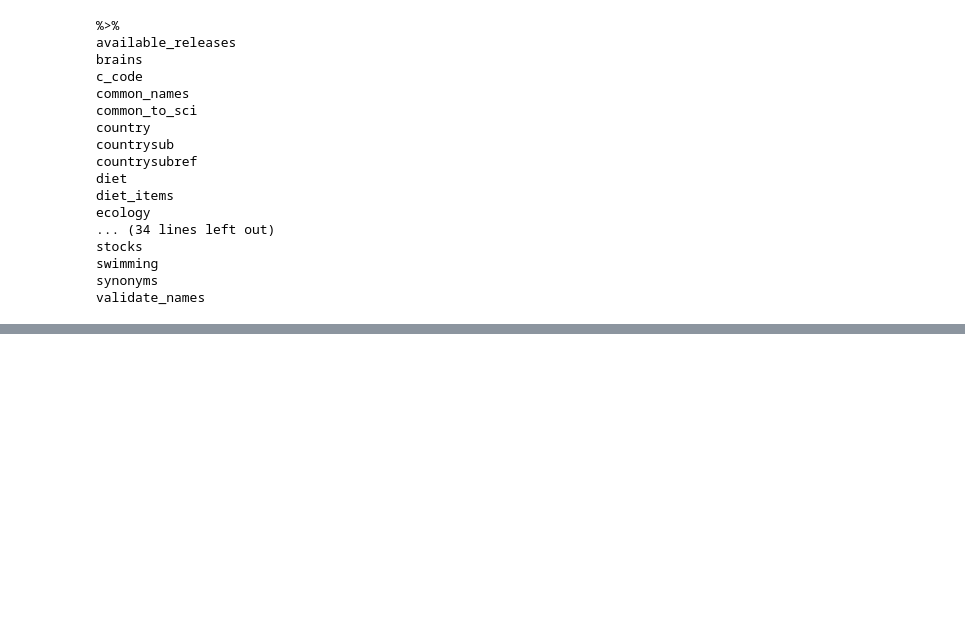
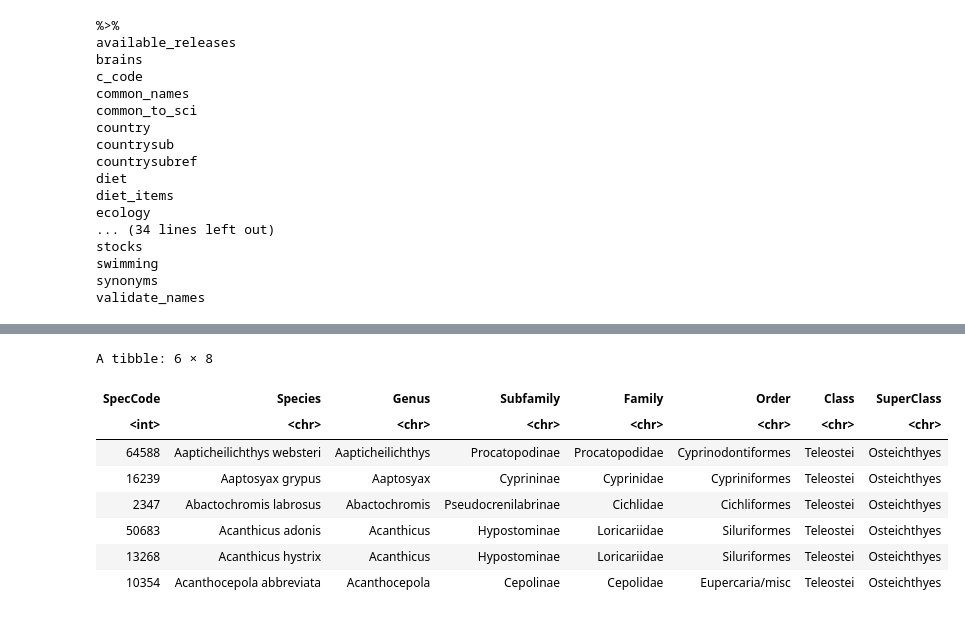
Before and after one commit to nhardemandata/fish-species-project, a Jupyter notebook: r_scripts/r_data_collection.ipynb, the cells around one changed output, grey strips where cells are left out. Drawn from its saved outputs; the diff is of its cells as text; code cells hidden in the pictures; blank space fills up the shorter version.

```diff
--- a/r_scripts/r_data_collection.ipynb
+++ b/r_scripts/r_data_collection.ipynb
@@ -45,0 +97,12 @@ A tibble: 6 × 101
+# %%
+head(species_names_data)
+# %% [output]
+A tibble: 6 × 8
+| SpecCode | Species | Genus | Subfamily | Family | Order | Class | SuperClass |
+| <int> | <chr> | <chr> | <chr> | <chr> | <chr> | <chr> | <chr> |
+| 64588 | Aapticheilichthys websteri | Aapticheilichthys | Procatopodinae | Procatopodidae | Cyprinodontiformes | Teleostei | Osteichthyes |
+| 16239 | Aaptosyax grypus | Aaptosyax | Cyprininae | Cyprinidae | Cypriniformes | Teleostei | Osteichthyes |
+| 2347 | Abactochromis labrosus | Abactochromis | Pseudocrenilabrinae | Cichlidae | Cichliformes | Teleostei | Osteichthyes |
+| 50683 | Acanthicus adonis | Acanthicus | Hypostominae | Loricariidae | Siluriformes | Teleostei | Osteichthyes |
+| 13268 | Acanthicus hystrix | Acanthicus | Hypostominae | Loricariidae | Siluriformes | Teleostei | Osteichthyes |
+| 10354 | Acanthocepola abbreviata | Acanthocepola | Cepolinae | Cepolidae | Eupercaria/misc | Teleostei | Osteichthyes |
```
Also changed, not shown: parts of 11 cells of this notebook.
